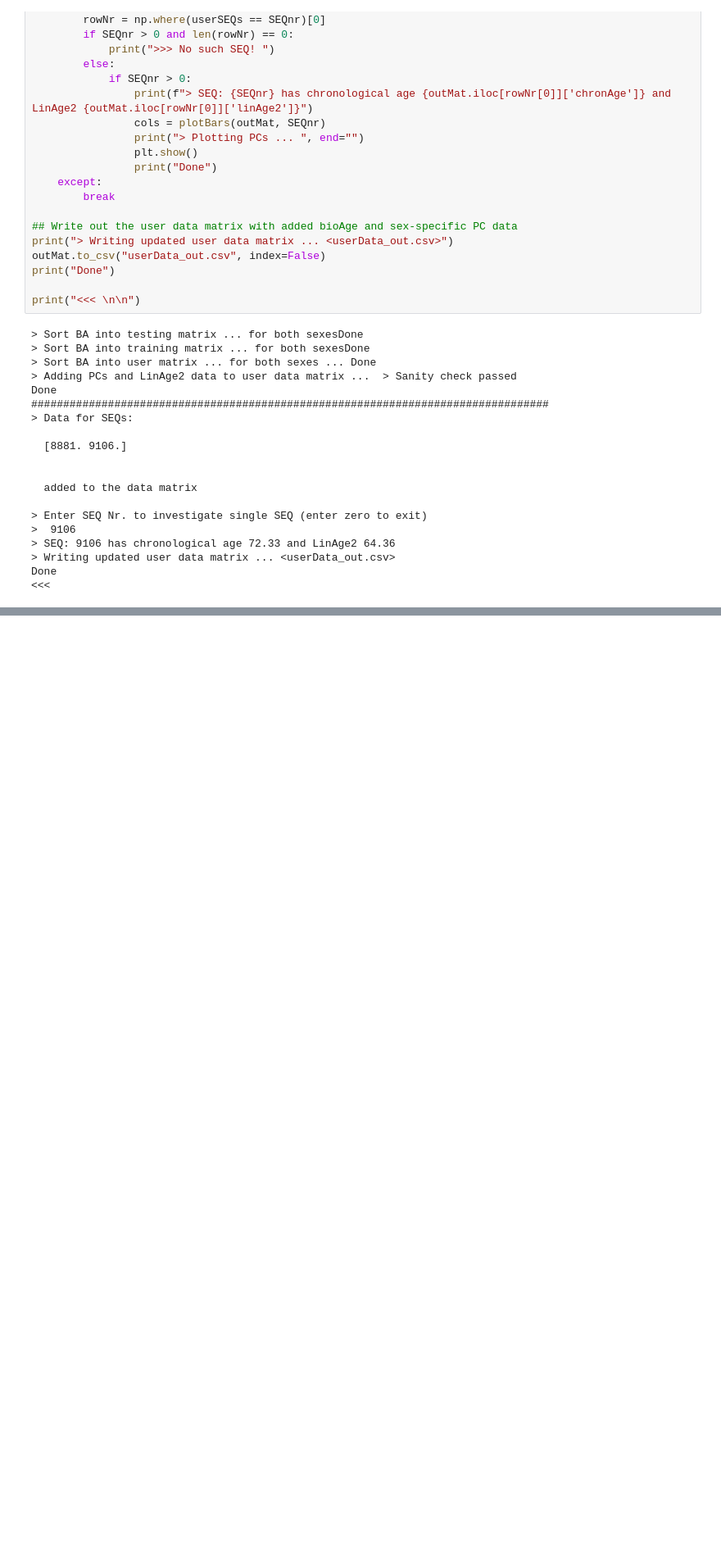
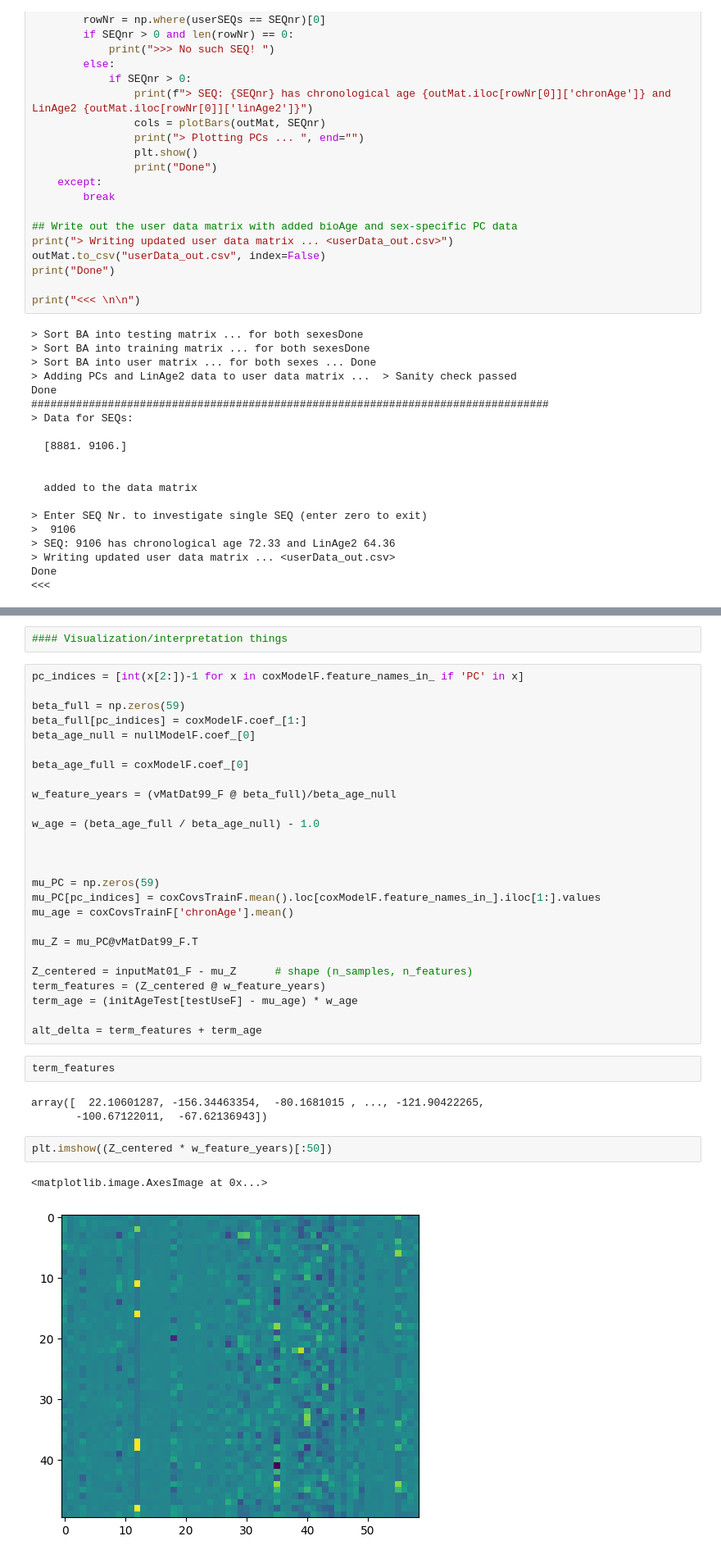
Before and after one commit to kolya-rjv/linage2, a Jupyter notebook: linage2_ported.ipynb, the cells around one changed output, grey strips where cells are left out. Shown at 82% size. Cells and saved outputs as stored; diff of their text form; blank space fills up the shorter version.

```diff
--- a/linage2_ported.ipynb
+++ b/linage2_ported.ipynb
@@ -2007,0 +1988,38 @@ coxCovs_user[:, 0]
+# %%
+#### Visualization/interpretation things
+# %%
+pc_indices = [int(x[2:])-1 for x in coxModelF.feature_names_in_ if 'PC' in x]
+
+beta_full = np.zeros(59)
+beta_full[pc_indices] = coxModelF.coef_[1:]
+beta_age_null = nullModelF.coef_[0]
+
+beta_age_full = coxModelF.coef_[0]
+
+w_feature_years = (vMatDat99_F @ beta_full)/beta_age_null
+
+w_age = (beta_age_full / beta_age_null) - 1.0
+
+
+
+mu_PC = np.zeros(59)
+mu_PC[pc_indices] = coxCovsTrainF.mean().loc[coxModelF.feature_names_in_].iloc[1:].values
+mu_age = coxCovsTrainF['chronAge'].mean()
+
+mu_Z = mu_PC@vMatDat99_F.T
+
+Z_centered = inputMat01_F - mu_Z      # shape (n_samples, n_features)
+term_features = (Z_centered @ w_feature_years)
+term_age = (initAgeTest[testUseF] - mu_age) * w_age
+
+alt_delta = term_features + term_age
+# %%
+term_features
+# %% [output]
+array([  22.10601287, -156.34463354,  -80.1681015 , ..., -121.90422265,
+       -100.67122011,  -67.62136943])
+# %%
+plt.imshow((Z_centered * w_feature_years)[:50])
+# %% [output]
+<matplotlib.image.AxesImage at 0x...>
+[figure, added]
```
Also changed, not shown: parts of 6 cells of this notebook.
